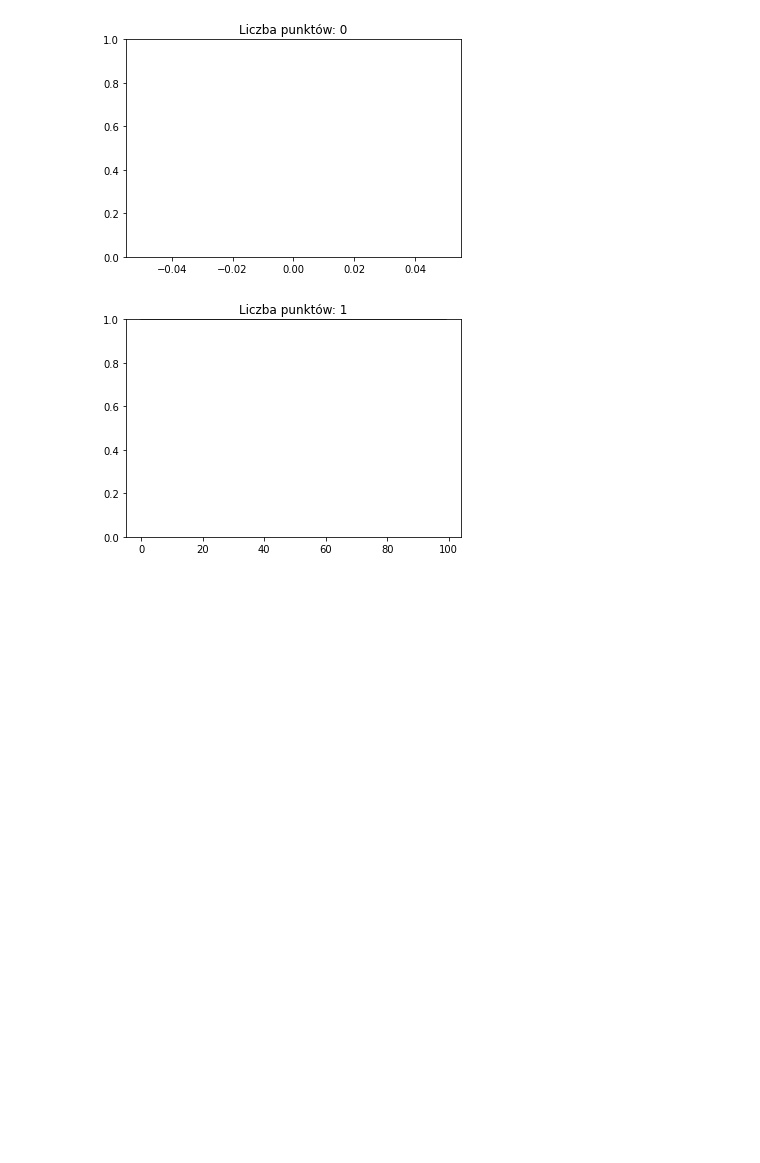
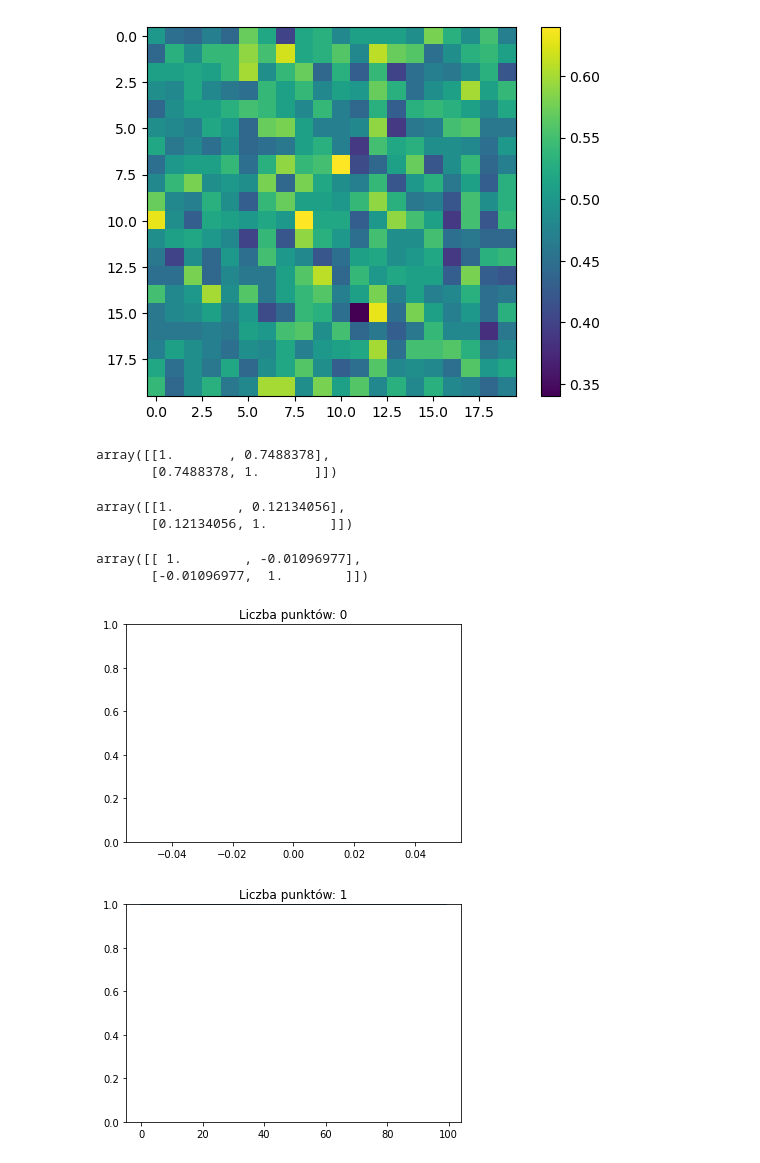
Before and after one commit to Quantum-Cosmos-Lab/quantum_maps_for_beads, a Jupyter notebook: toy_model_different_ansatz.ipynb, the cells around one changed output. Saved outputs shown, nothing was run; the diff lists cells and outputs as text; code cells hidden in the pictures; blank space fills up the shorter version.

```diff
--- a/toy_model_different_ansatz.ipynb
+++ b/toy_model_different_ansatz.ipynb
@@ -146,3 +242,23 @@ plt.plot()
+# %%
+plt.imshow(accuracy_tests[0,:,:])
+plt.colorbar();
+# %% [output]
+[figure, added]
+# %%
+np.corrcoef(TA_trains[0,:,:].reshape(400),accuracy_trains[0,:,:].reshape(400))
+# %% [output]
+array([[1.       , 0.7488378],
+       [0.7488378, 1.       ]])
+# %%
+np.corrcoef(TA_tests[0,:,:].reshape(400),accuracy_tests[0,:,:].reshape(400))
+# %% [output]
+array([[1.        , 0.12134056],
+       [0.12134056, 1.        ]])
+# %%
+np.corrcoef(TA_trains[0,:,:].reshape(400),accuracy_tests[0,:,:].reshape(400))
+# %% [output]
+array([[ 1.        , -0.01096977],
+       [-0.01096977,  1.        ]])
 # %%
 N_points = 100
 w1 = np.linspace(0,2*np.pi*(10-1),N_points)
```
Also changed, not shown: parts of 19 cells of this notebook, 1 other file.
